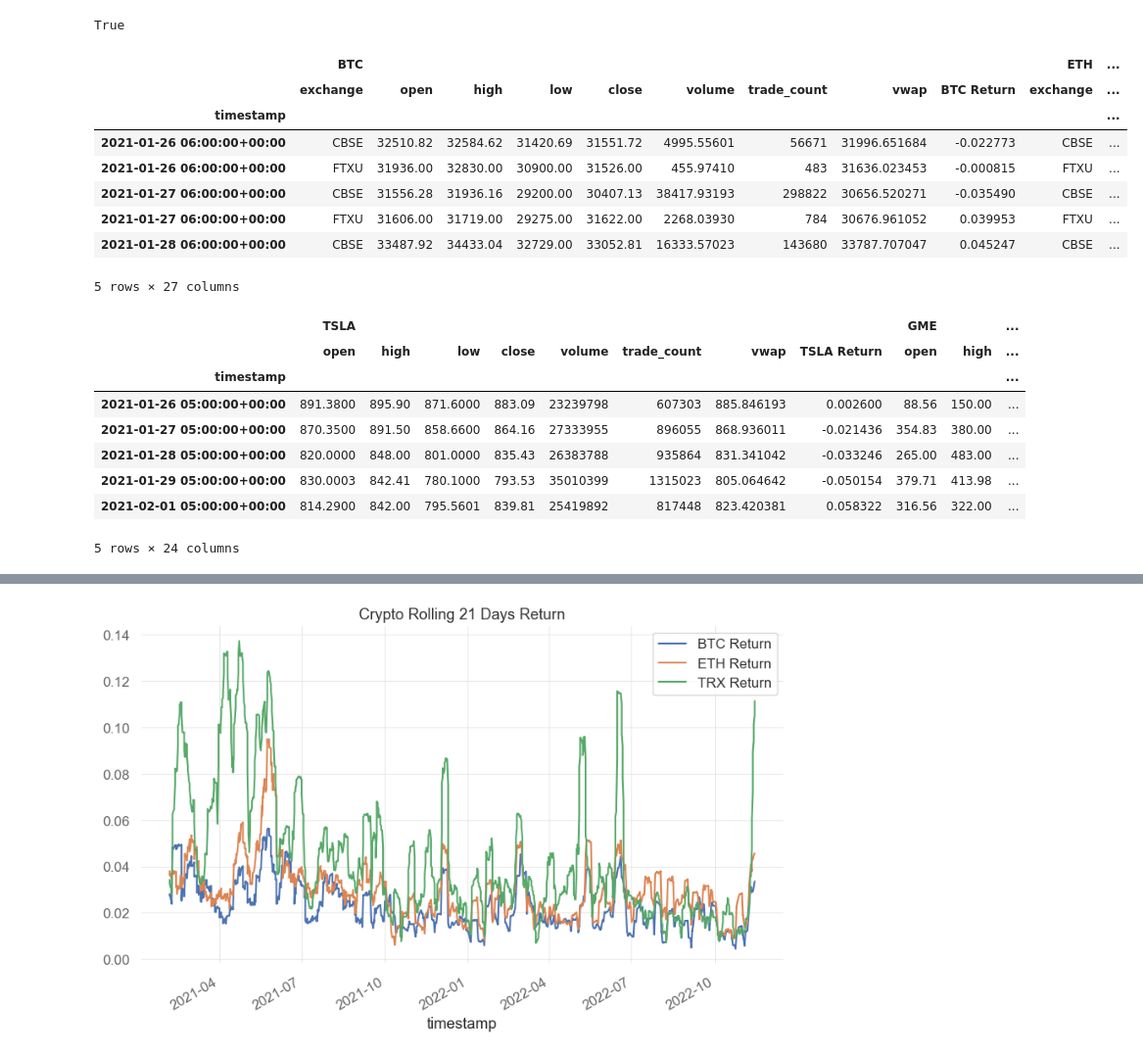
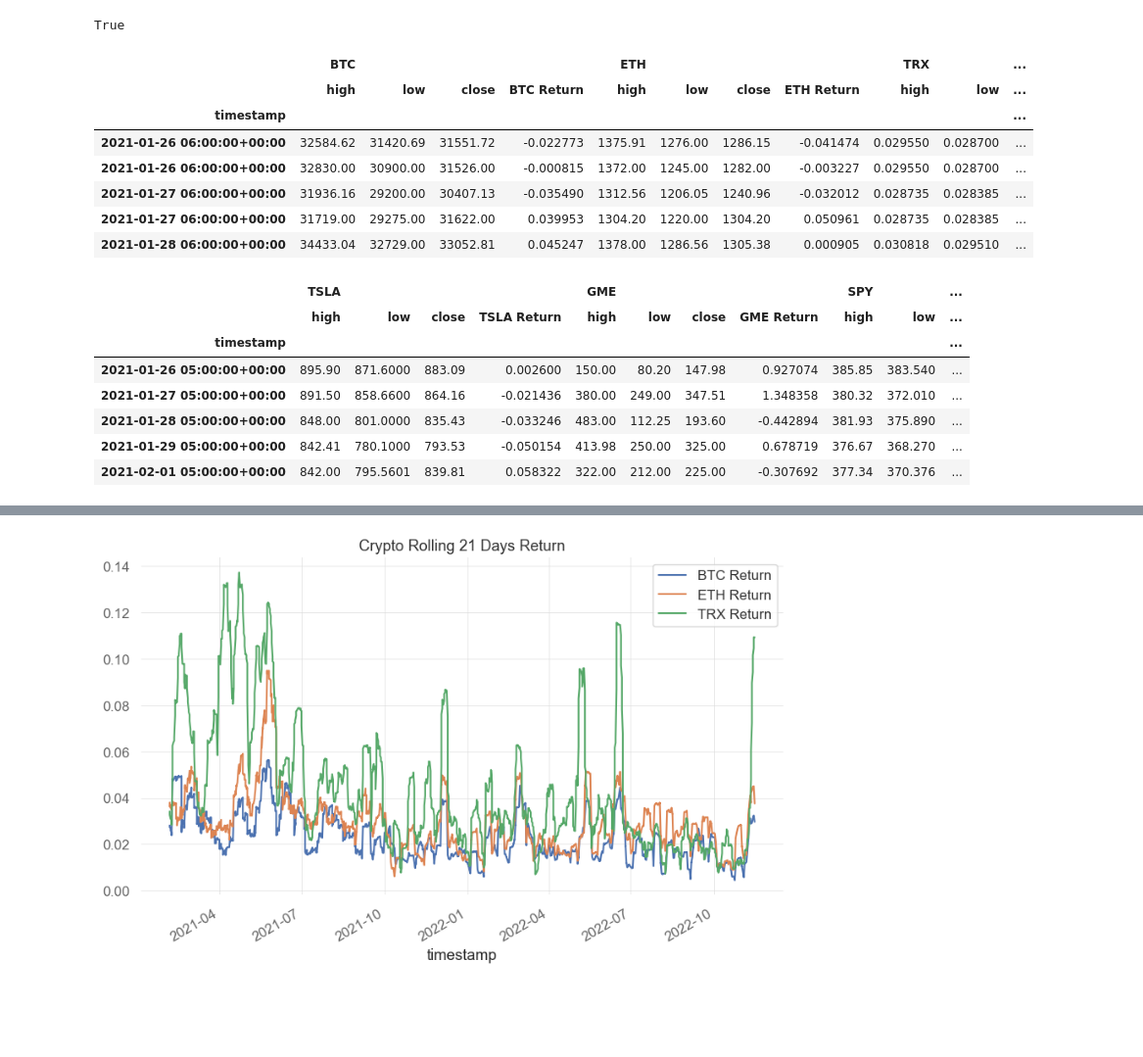
Before and after one commit to dannynday/group-project-1, a Jupyter notebook: DashingCryptoNotebook1.ipynb, the cells around one changed output, grey strips where cells are left out. Shown at 98% size. Saved outputs shown, nothing was run; the diff lists cells and outputs as text; code cells hidden in the pictures; blank space fills up the shorter version.

```diff
--- a/DashingCryptoNotebook1.ipynb
+++ b/DashingCryptoNotebook1.ipynb
@@ -93,29 +78,33 @@ df_crypto = alpaca.get_crypto_bars(
     start = today
 ).df
 # %%
-# Reorganize the crypto DataFrame
-# Separate ticker data
+# Reorganize the crypto DataFrame and clean up data
+#
 BTC = df_crypto[df_crypto['symbol']=='BTCUSD'].drop('symbol', axis=1)
 BTC['BTC Return'] = BTC['close'].pct_change()
+BTC = BTC.drop(columns= ['exchange','open','volume', 'trade_count', 'vwap'])
+
 ETH = df_crypto[df_crypto['symbol']=='ETHUSD'].drop('symbol', axis=1)
 ETH['ETH Return'] = ETH['close'].pct_change()
+ETH = ETH.drop(columns= ['exchange','open','volume', 'trade_count', 'vwap'])
+
 TRX = df_crypto[df_crypto['symbol']=='TRXUSD'].drop('symbol', axis=1)
 TRX['TRX Return'] = TRX['close'].pct_change()
+TRX = TRX.drop(columns= ['exchange','open','volume', 'trade_count', 'vwap'])
 
 # Concatenate the ticker DataFrames
 df_crypto = pd.concat([BTC, ETH, TRX],axis=1, keys=['BTC','ETH', 'TRX']).dropna()
 
 df_crypto.head()
 # %% [output]
-|  | BTC |  |  |  |  |  |  |  |  | ETH | ... |
-|  | exchange | open | high | low | close | volume | trade_count | vwap | BTC Return | exchange | ... |
+|  | BTC |  |  |  | ETH |  |  |  | TRX |  | ... |
+|  | high | low | close | BTC Return | high | low | close | ETH Return | high | low | ... |
 | timestamp |  |  |  |  |  |  |  |  |  |  | ... |
-| 2021-01-26 06:00:00+00:00 | CBSE | 32510.82 | 32584.62 | 31420.69 | 31551.72 | 4995.55601 | 56671 | 31996.651684 | -0.022773 | CBSE | ... |
-| 2021-01-26 06:00:00+00:00 | FTXU | 31936.00 | 32830.00 | 30900.00 | 31526.00 | 455.97410 | 483 | 31636.023453 | -0.000815 | FTXU | ... |
-| 2021-01-27 06:00:00+00:00 | CBSE | 31556.28 | 31936.16 | 29200.00 | 30407.13 | 38417.93193 | 298822 | 30656.520271 | -0.035490 | CBSE | ... |
-| 2021-01-27 06:00:00+00:00 | FTXU | 31606.00 | 31719.00 | 29275.00 | 31622.00 | 2268.03930 | 784 | 30676.961052 | 0.039953 | FTXU | ... |
-| 2021-01-28 06:00:00+00:00 | CBSE | 33487.92 | 34433.04 | 32729.00 | 33052.81 | 16333.57023 | 143680 | 33787.707047 | 0.045247 | CBSE | ... |
+| 2021-01-26 06:00:00+00:00 | 32584.62 | 31420.69 | 31551.72 | -0.022773 | 1375.91 | 1276.00 | 1286.15 | -0.041474 | 0.029550 | 0.028700 | ... |
+| 2021-01-26 06:00:00+00:00 | 32830.00 | 30900.00 | 31526.00 | -0.000815 | 1372.00 | 1245.00 | 1282.00 | -0.003227 | 0.029550 | 0.028700 | ... |
+| 2021-01-27 06:00:00+00:00 | 31936.16 | 29200.00 | 30407.13 | -0.035490 | 1312.56 | 1206.05 | 1240.96 | -0.032012 | 0.028735 | 0.028385 | ... |
+| 2021-01-27 06:00:00+00:00 | 31719.00 | 29275.00 | 31622.00 | 0.039953 | 1304.20 | 1220.00 | 1304.20 | 0.050961 | 0.028735 | 0.028385 | ... |
+| 2021-01-28 06:00:00+00:00 | 34433.04 | 32729.00 | 33052.81 | 0.045247 | 1378.00 | 1286.56 | 1305.38 | 0.000905 | 0.030818 | 0.029510 | ... |
-5 rows × 27 columns
 # %%
 # Pulling Stock Information and store in datframe
 # Format current date as ISO format
@@ -139,27 +128,28 @@ df_stock = alpaca.get_bars(
 # Separate ticker data
 TSLA = df_stock[df_stock['symbol']=='TSLA'].drop('symbol', axis=1)
 TSLA['TSLA Return'] = TSLA['close'].pct_change().dropna()
+TSLA = TSLA.drop(columns= ['open','volume', 'trade_count', 'vwap'])
 
 GME = df_stock [df_stock['symbol']=='GME'].drop('symbol', axis=1)
 GME['GME Return'] = GME['close'].pct_change().dropna()
+GME = GME.drop(columns= ['open','volume', 'trade_count', 'vwap'])
 
 SPY = df_stock [df_stock['symbol']=='SPY'].drop('symbol', axis=1)
 SPY['SPY Return'] = SPY['close'].pct_change().dropna()
-
+SPY = SPY.drop(columns= ['open','volume', 'trade_count', 'vwap'])
 
 # Concatenate the ticker DataFrames
 df_stock = pd.concat([TSLA, GME, SPY],axis=1, keys=['TSLA','GME', 'SPY']).dropna()
 df_stock.head()
 # %% [output]
-|  | TSLA |  |  |  |  |  |  |  | GME |  | ... |
-|  | open | high | low | close | volume | trade_count | vwap | TSLA Return | open | high | ... |
+|  | TSLA |  |  |  | GME |  |  |  | SPY |  | ... |
+|  | high | low | close | TSLA Return | high | low | close | GME Return | high | low | ... |
 | timestamp |  |  |  |  |  |  |  |  |  |  | ... |
-| 2021-01-26 05:00:00+00:00 | 891.3800 | 895.90 | 871.6000 | 883.09 | 23239798 | 607303 | 885.846193 | 0.002600 | 88.56 | 150.00 | ... |
-| 2021-01-27 05:00:00+00:00 | 870.3500 | 891.50 | 858.6600 | 864.16 | 27333955 | 896055 | 868.936011 | -0.021436 | 354.83 | 380.00 | ... |
-| 2021-01-28 05:00:00+00:00 | 820.0000 | 848.00 | 801.0000 | 835.43 | 26383788 | 935864 | 831.341042 | -0.033246 | 265.00 | 483.00 | ... |
-| 2021-01-29 05:00:00+00:00 | 830.0003 | 842.41 | 780.1000 | 793.53 | 35010399 | 1315023 | 805.064642 | -0.050154 | 379.71 | 413.98 | ... |
-| 2021-02-01 05:00:00+00:00 | 814.2900 | 842.00 | 795.5601 | 839.81 | 25419892 | 817448 | 823.420381 | 0.058322 | 316.56 | 322.00 | ... |
+| 2021-01-26 05:00:00+00:00 | 895.90 | 871.6000 | 883.09 | 0.002600 | 150.00 | 80.20 | 147.98 | 0.927074 | 385.85 | 383.540 | ... |
+| 2021-01-27 05:00:00+00:00 | 891.50 | 858.6600 | 864.16 | -0.021436 | 380.00 | 249.00 | 347.51 | 1.348358 | 380.32 | 372.010 | ... |
+| 2021-01-28 05:00:00+00:00 | 848.00 | 801.0000 | 835.43 | -0.033246 | 483.00 | 112.25 | 193.60 | -0.442894 | 381.93 | 375.890 | ... |
+| 2021-01-29 05:00:00+00:00 | 842.41 | 780.1000 | 793.53 | -0.050154 | 413.98 | 250.00 | 325.00 | 0.678719 | 376.67 | 368.270 | ... |
+| 2021-02-01 05:00:00+00:00 | 842.00 | 795.5601 | 839.81 | 0.058322 | 322.00 | 212.00 | 225.00 | -0.307692 | 377.34 | 370.376 | ... |
-5 rows × 24 columns
 # %%
 # Monthly returns
 sp_data_daily_returns = df_stock['SPY']['close'].pct_change()
```
Also changed, not shown: parts of 9 cells of this notebook, 3 other files.
